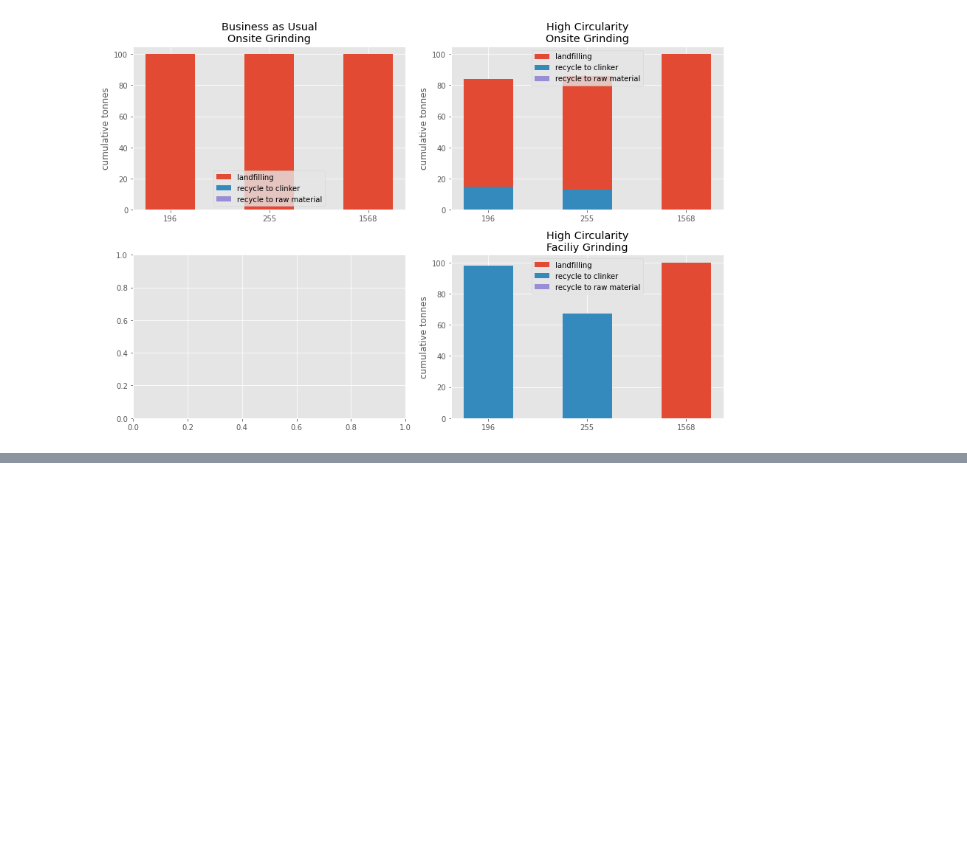
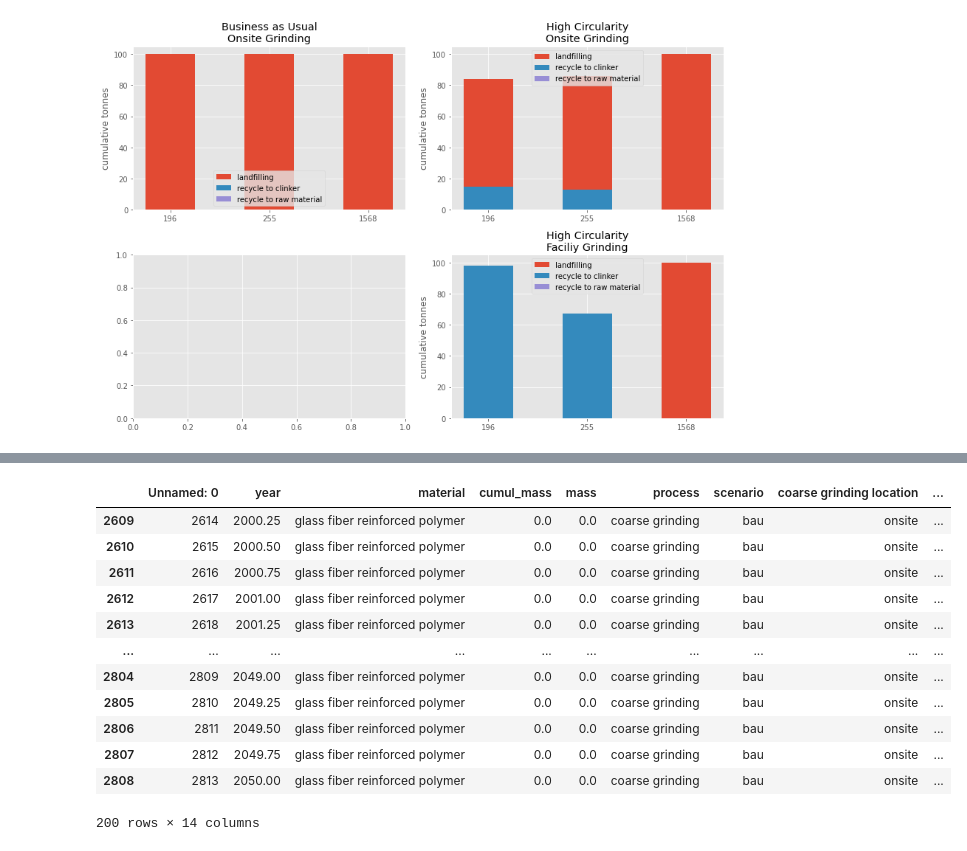
Before and after one commit to NREL/celavi, a Jupyter notebook: notebooks/CELAVI-Figures.ipynb, the cells around one changed output, grey strips where cells are left out. Drawn from its saved outputs; the diff is of its cells as text; code cells hidden in the pictures; blank space fills up the shorter version.

```diff
--- a/notebooks/CELAVI-Figures.ipynb
+++ b/notebooks/CELAVI-Figures.ipynb
@@ -447,0 +470,22 @@ Name: mass_frac, dtype: int32
+# %%
+# duplicate rows with GFRP coarse grinding
+# then turn these rows into negative inputs to concrete manufacturing
+gfrp_clinker = lci_out.loc[(lci_out['material']=='glass fiber reinforced polymer') &
+                           (lci_out['process']=='coarse grinding')]
+gfrp_coal = lci_out.loc[(lci_out['material']=='glass fiber reinforced polymer') &
+                        (lci_out['process']=='coarse grinding')]
+gfrp_clinker
+# %% [output]
+|  | Unnamed: 0 | year | material | cumul_mass | mass | process | scenario | coarse grinding location | ... |
+| 2609 | 2614 | 2000.25 | glass fiber reinforced polymer | 0.0 | 0.0 | coarse grinding | bau | onsite | ... |
+| 2610 | 2615 | 2000.50 | glass fiber reinforced polymer | 0.0 | 0.0 | coarse grinding | bau | onsite | ... |
+| 2611 | 2616 | 2000.75 | glass fiber reinforced polymer | 0.0 | 0.0 | coarse grinding | bau | onsite | ... |
+| 2612 | 2617 | 2001.00 | glass fiber reinforced polymer | 0.0 | 0.0 | coarse grinding | bau | onsite | ... |
+| 2613 | 2618 | 2001.25 | glass fiber reinforced polymer | 0.0 | 0.0 | coarse grinding | bau | onsite | ... |
+| ... | ... | ... | ... | ... | ... | ... | ... | ... | ... |
+| 2804 | 2809 | 2049.00 | glass fiber reinforced polymer | 0.0 | 0.0 | coarse grinding | bau | onsite | ... |
+| 2805 | 2810 | 2049.25 | glass fiber reinforced polymer | 0.0 | 0.0 | coarse grinding | bau | onsite | ... |
+| 2806 | 2811 | 2049.50 | glass fiber reinforced polymer | 0.0 | 0.0 | coarse grinding | bau | onsite | ... |
+| 2807 | 2812 | 2049.75 | glass fiber reinforced polymer | 0.0 | 0.0 | coarse grinding | bau | onsite | ... |
+| 2808 | 2813 | 2050.00 | glass fiber reinforced polymer | 0.0 | 0.0 | coarse grinding | bau | onsite | ... |
+200 rows × 14 columns
```
Also changed, not shown: parts of 16 cells of this notebook.
